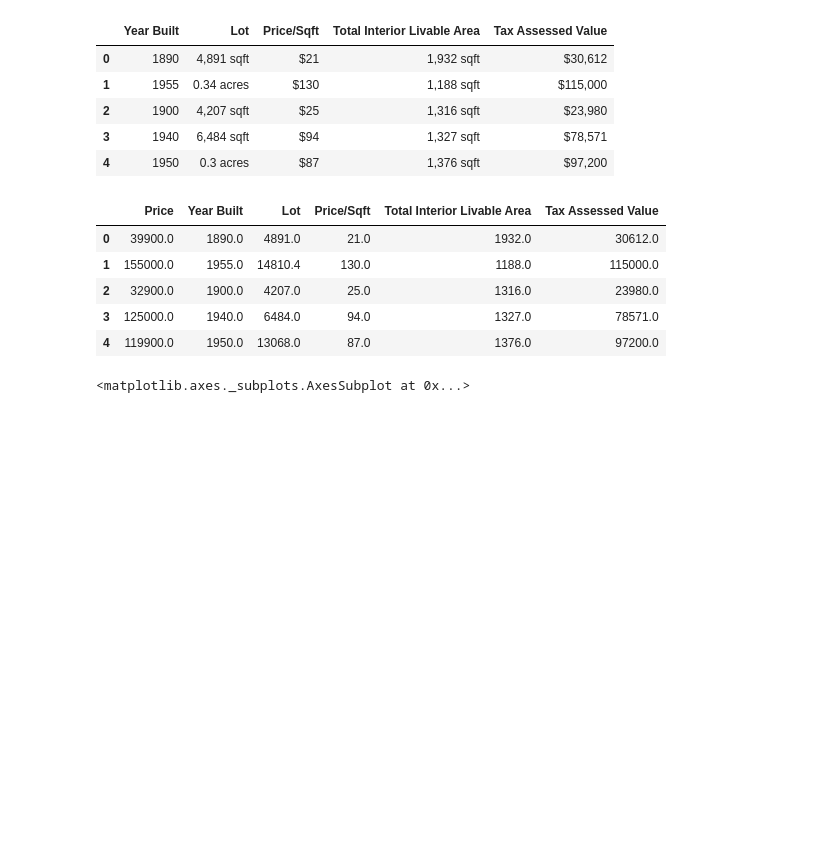
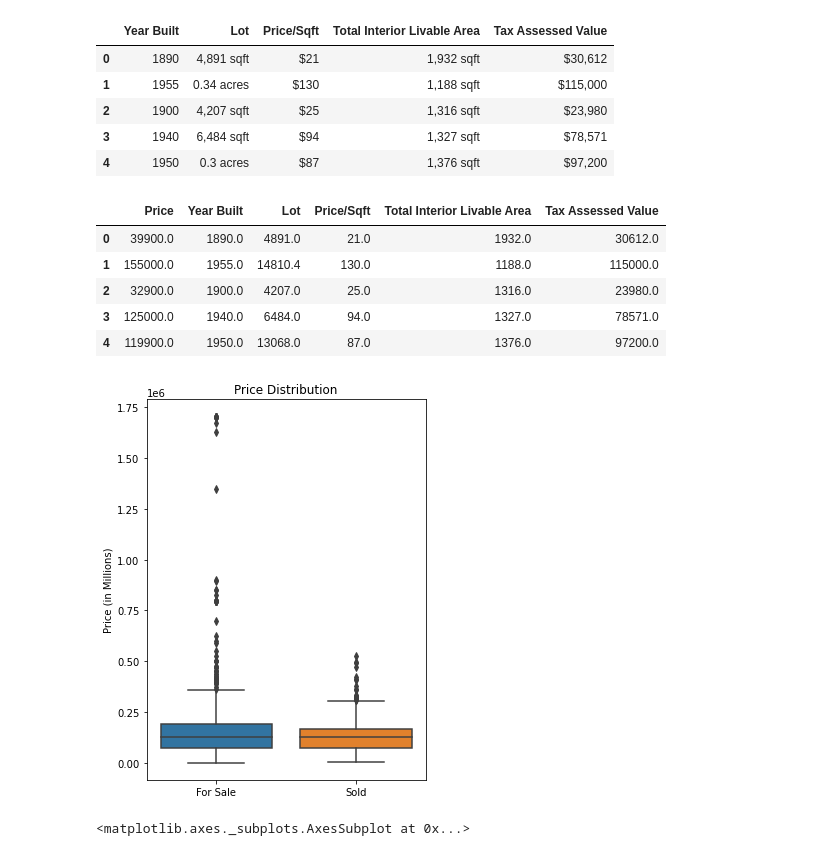
Before and after one commit to aldrinlambon/ranking-real-estate-listings, a Jupyter notebook: DataPreparation.ipynb, the cells around one changed output. Cells and saved outputs as stored; diff of their text form; code cells hidden in the pictures; blank space fills up the shorter version.

Commit message:
Update DataPreparation.ipynb
Rerun

```diff
--- a/DataPreparation.ipynb
+++ b/DataPreparation.ipynb
@@ -160,6 +160,14 @@ df[['Price']+to_numeric].head()
 | 2 | 32900.0 | 1900.0 | 4207.0 | 25.0 | 1316.0 | 23980.0 |
 | 3 | 125000.0 | 1940.0 | 6484.0 | 94.0 | 1327.0 | 78571.0 |
 | 4 | 119900.0 | 1950.0 | 13068.0 | 87.0 | 1376.0 | 97200.0 |
+# %%
+plt.figure(figsize=(5,7))
+sns.boxplot(x="ListType", y="Price", data=df)
+plt.xlabel('')
+plt.ylabel('Price (in Millions)')
+plt.title('Price Distribution');
+# %% [output]
+[figure, added]
 # %%
 plt.figure(figsize=(10,10))
 sns.heatmap(df.corr(),annot=True,cmap='Blues',cbar=False)
```
Also changed, not shown: parts of 2 cells of this notebook.
